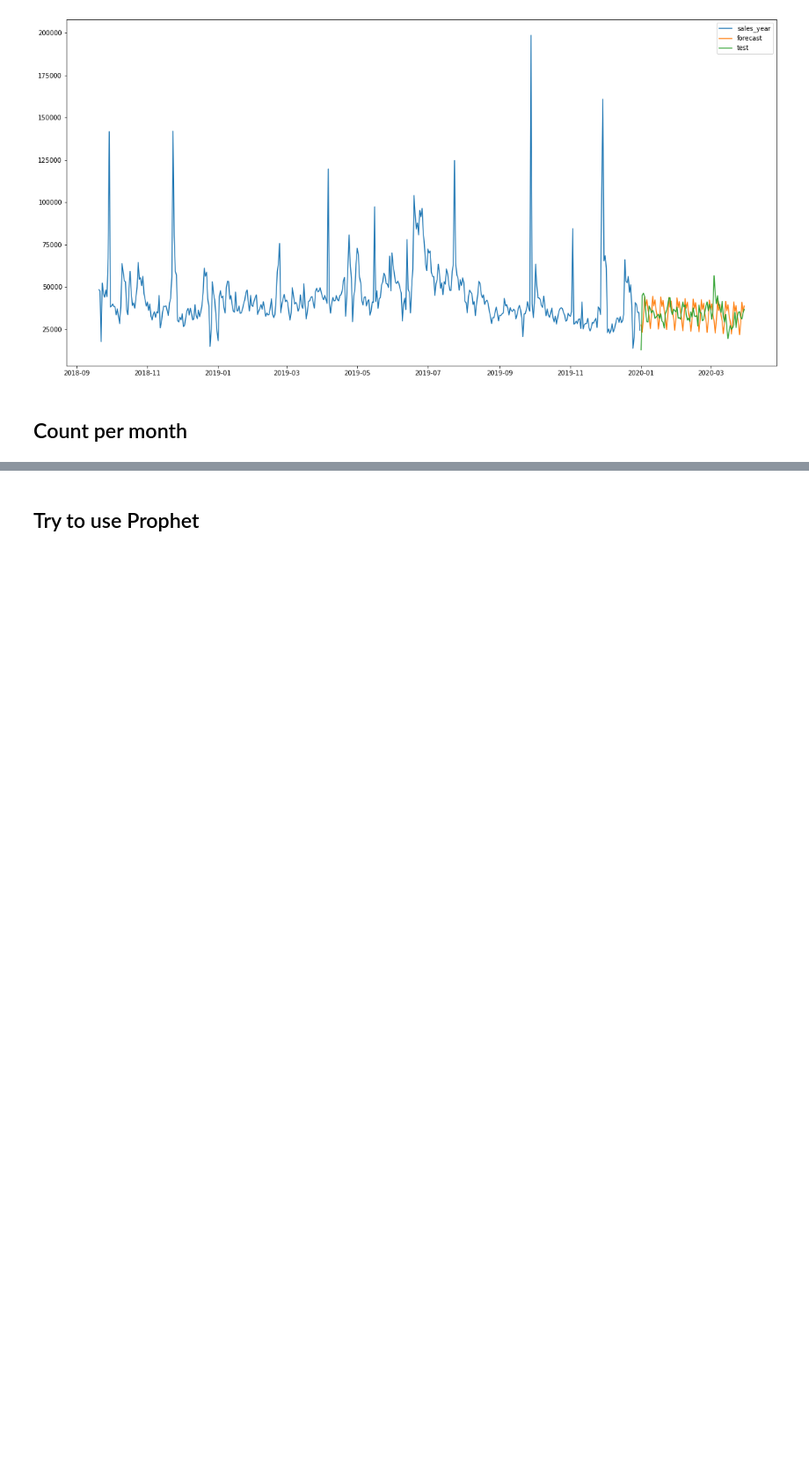
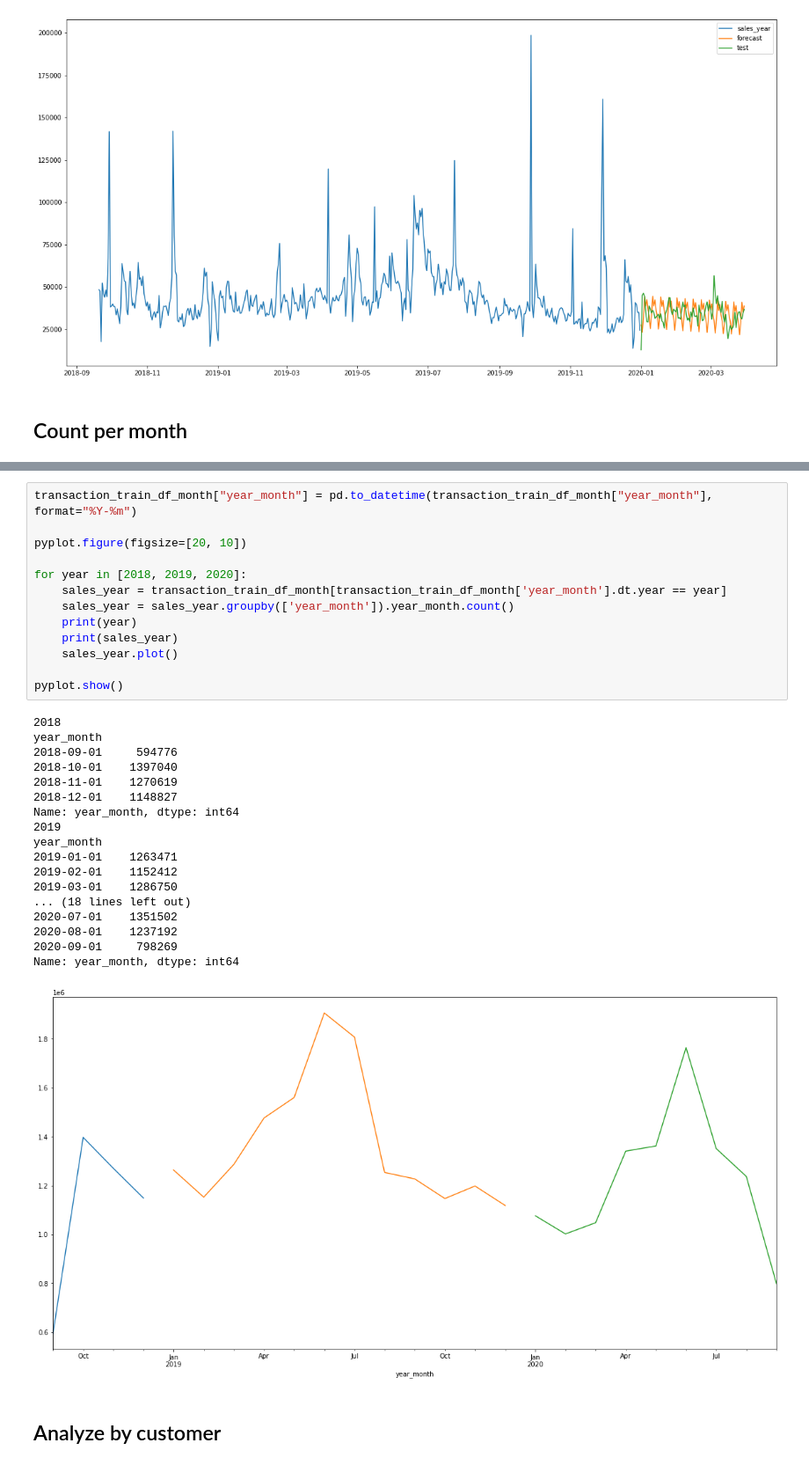
Before and after one commit to owl2/kaggle, a Jupyter notebook: hm/exploration.ipynb, the cells around one changed output, grey strips where cells are left out. Shown at 88% size. Saved outputs shown, nothing was run; the diff lists cells and outputs as text; blank space fills up the shorter version.

```diff
--- a/hm/exploration.ipynb
+++ b/hm/exploration.ipynb
@@ -224,2 +217,34 @@ See the caveats in the documentation: https://pandas.pydata.org/pandas-docs/stab
+# %%
+transaction_train_df_month["year_month"] = pd.to_datetime(transaction_train_df_month["year_month"], format="%Y-%m")
+
+pyplot.figure(figsize=[20, 10])
+
+for year in [2018, 2019, 2020]:
+    sales_year = transaction_train_df_month[transaction_train_df_month['year_month'].dt.year == year]
+    sales_year = sales_year.groupby(['year_month']).year_month.count()
+    print(year)
+    print(sales_year)
+    sales_year.plot()
+
+pyplot.show()
+# %% [output]
+2018
+year_month
+2018-09-01     594776
+2018-10-01    1397040
+2018-11-01    1270619
+2018-12-01    1148827
+Name: year_month, dtype: int64
+2019
+year_month
+2019-01-01    1263471
+2019-02-01    1152412
+2019-03-01    1286750
+... (18 lines left out)
+2020-07-01    1351502
+2020-08-01    1237192
+2020-09-01     798269
+Name: year_month, dtype: int64
+[figure, added]
 # %% [markdown]
-## Try to use Prophet
+## Analyze by customer
```
Also changed, not shown: parts of 5 cells of this notebook, 2 other files.
